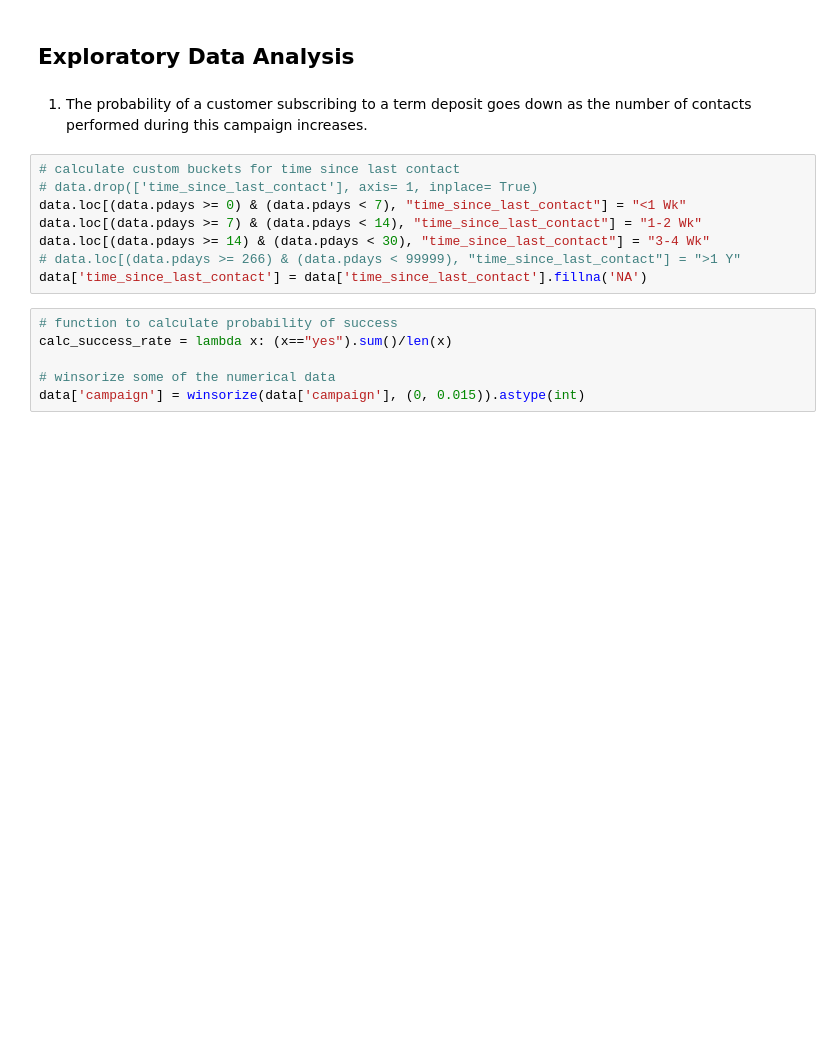
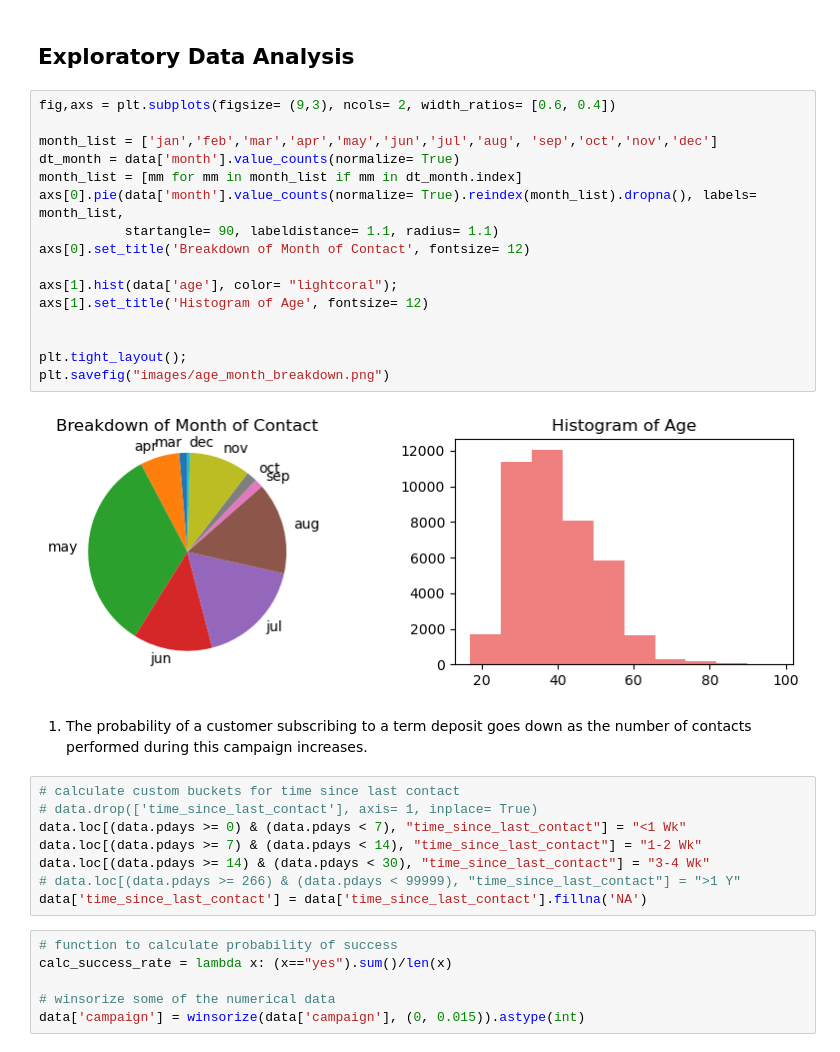
Before and after one commit to garimasc/bank_marketing, a Jupyter notebook: evaluate_classification.ipynb, the cells around one changed output. Drawn from its saved outputs; the diff is of its cells as text; blank space fills up the shorter version.

```diff
--- a/evaluate_classification.ipynb
+++ b/evaluate_classification.ipynb
@@ -50,5 +59,23 @@ Name: proportion, dtype: float64
 # %% [markdown]
 ## Exploratory Data Analysis
+# %%
+fig,axs = plt.subplots(figsize= (9,3), ncols= 2, width_ratios= [0.6, 0.4])
+
+month_list = ['jan','feb','mar','apr','may','jun','jul','aug', 'sep','oct','nov','dec']
+dt_month = data['month'].value_counts(normalize= True)
+month_list = [mm for mm in month_list if mm in dt_month.index]
+axs[0].pie(data['month'].value_counts(normalize= True).reindex(month_list).dropna(), labels= month_list,
+           startangle= 90, labeldistance= 1.1, radius= 1.1)
+axs[0].set_title('Breakdown of Month of Contact', fontsize= 12)
+
+axs[1].hist(data['age'], color= "lightcoral");
+axs[1].set_title('Histogram of Age', fontsize= 12)
+
+
+plt.tight_layout();
+plt.savefig("images/age_month_breakdown.png")
+# %% [output]
+[figure, added]
 # %% [markdown]
 1. The probability of a customer subscribing to a term deposit goes down as the number of contacts performed during this campaign increases.
 # %%
```
Also changed, not shown: parts of 5 cells of this notebook, 9 other files.
